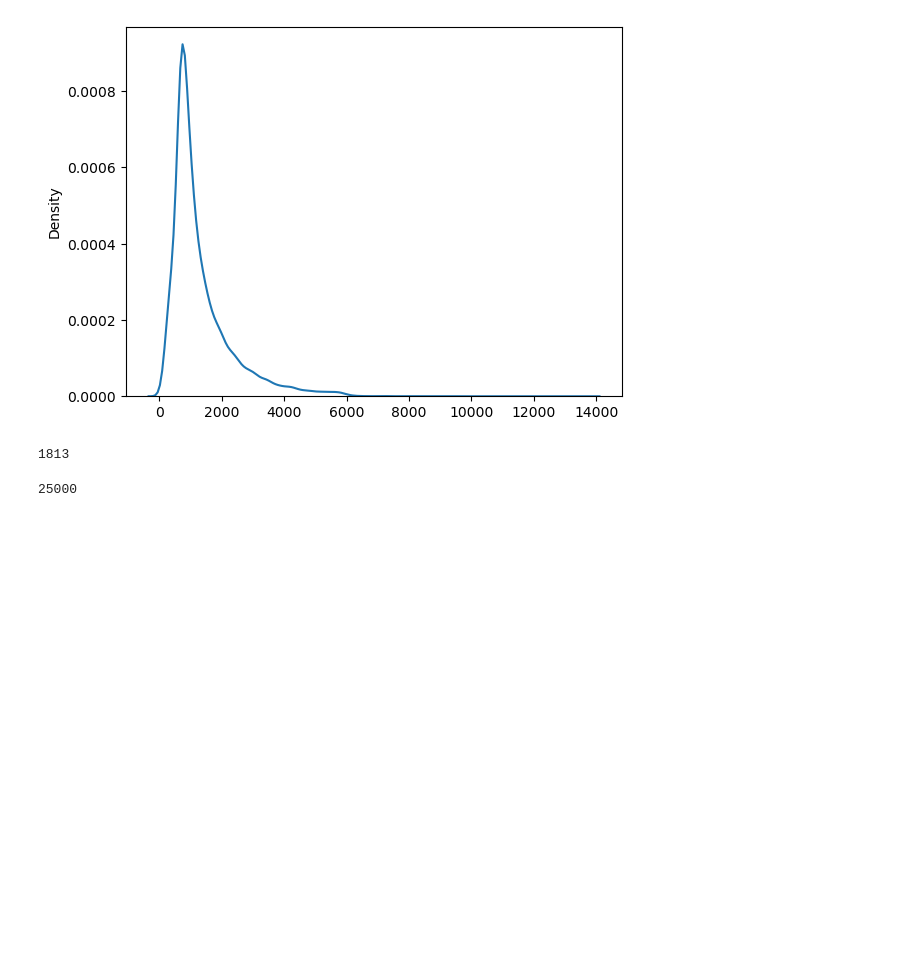
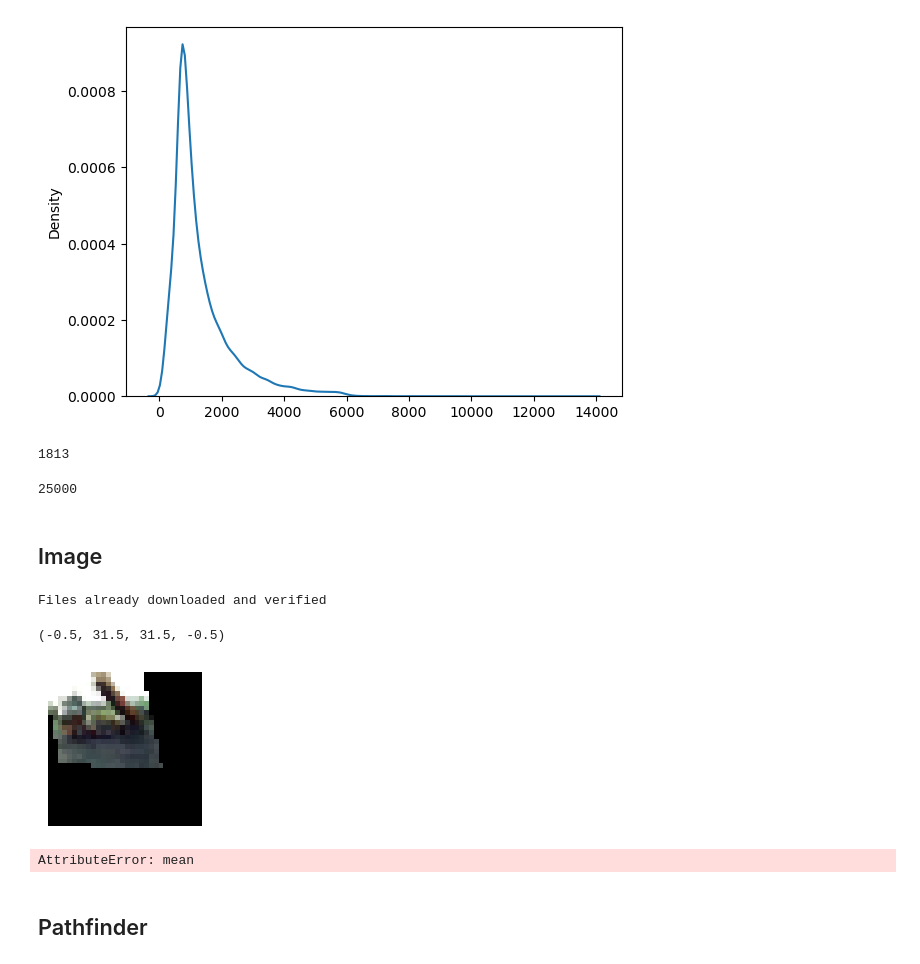
Before and after one commit to pablomiralles22/long-transformers, a Jupyter notebook: notebooks/playground_datasets.ipynb, the cells around one changed output. Drawn from its saved outputs; the diff is of its cells as text; code cells hidden in the pictures; blank space fills up the shorter version.

```diff
--- a/notebooks/playground_datasets.ipynb
+++ b/notebooks/playground_datasets.ipynb
@@ -105,3 +333,5 @@ cnt
 len(ds)
 # %% [output]
 25000
+# %% [markdown]
+## Image
@@ -107,0 +344,37 @@ len(ds)
+# %%
+train_ds = torchvision.datasets.CIFAR10(
+    "datasets/cifar10",
+    train=True,
+    download=True,
+    transform=transforms.Compose([
+        transforms.RandomHorizontalFlip(p=0.5),
+        transforms.ColorJitter(brightness=0.1, contrast=0.1, saturation=0.1, hue=0.1),
+        transforms.GaussianBlur(kernel_size=3, sigma=(0.1, 0.5)),
+        transforms.RandomAffine(degrees=5, translate=(0.3, 0.3), scale=(0.6, 0.8), shear=20),
+        # transforms.ToTensor(),
+        # transforms.AutoAugment(policy=transforms.AutoAugmentPolicy.CIFAR10),
+    ])
+)
+# %% [output]
+Files already downloaded and verified
+# %%
+# plot the first image, make bigger
+fig, ax = plt.subplots(figsize=(2, 2))
+image = train_ds[2][0]
+ax.imshow(image)
+ax.axis('off')
+# %% [output]
+(-0.5, 31.5, 31.5, -0.5)
+[figure, added]
+# %%
+# image to tensor
+for idx in range(len(train_ds)):
+    image = train_ds[idx][0]
+    label = train_ds[idx][1]
+    print((image.mean(dim=0) * 255).long())
+    print(label)
+    break
+# %% [output]
+AttributeError: mean
+# %% [markdown]
+## Pathfinder
```
Also changed, not shown: parts of 35 cells of this notebook, 35 other files.
